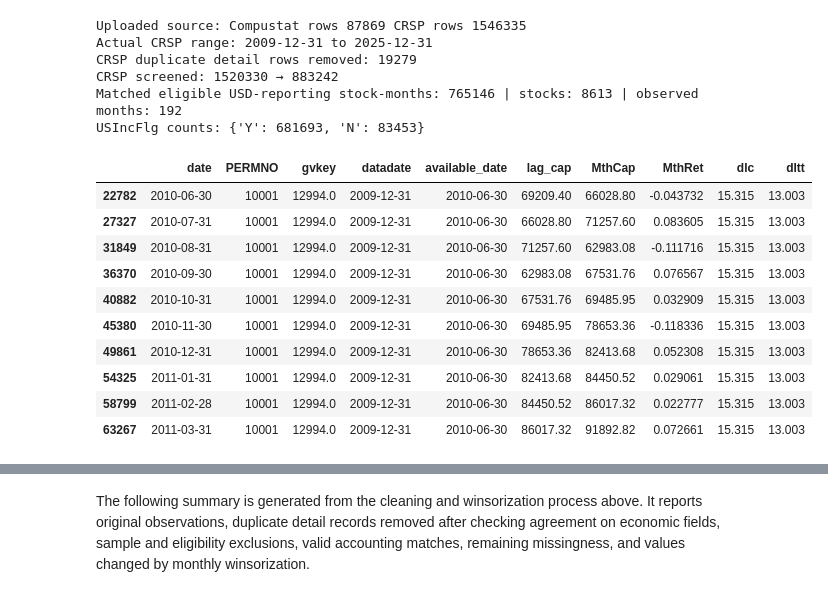
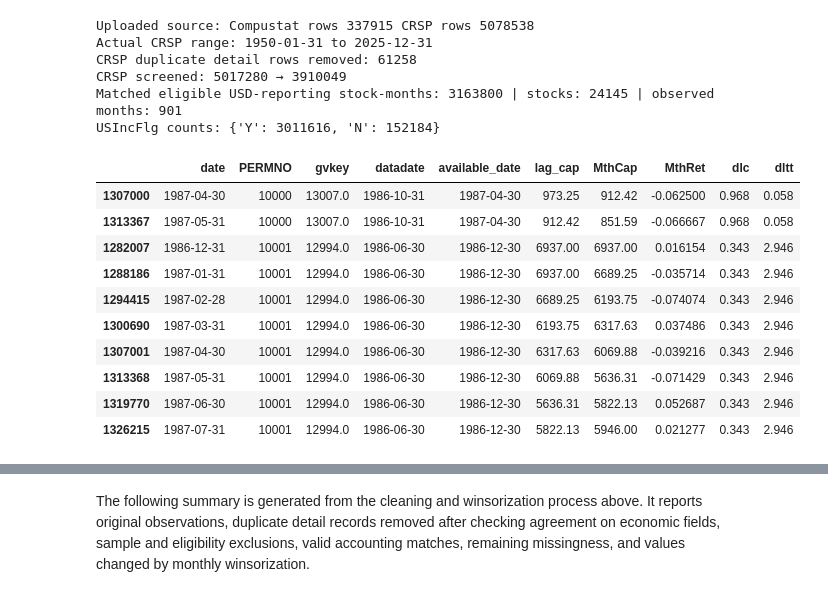
Before and after one commit to nehaneha8/CFM301, a Jupyter notebook: Project 2/01_Corporate_Leverage_Factor_Study.ipynb, the cells around one changed output, grey strips where cells are left out. Drawn from its saved outputs; the diff is of its cells as text; code cells hidden in the pictures.

```diff
--- a/Project 2/01_Corporate_Leverage_Factor_Study.ipynb
+++ b/Project 2/01_Corporate_Leverage_Factor_Study.ipynb
@@ -29,17 +31,17 @@ import pandas as pd, numpy as np, statsmodels.api as sm
 from pathlib import Path
 from IPython.display import display
 P=Path('.')
-raw_c=pd.read_csv(P/'03_Compustat_Annual_and_Link_Source_Data.csv',low_memory=False)
-raw_r=pd.read_csv(P/'02_CRSP_Monthly_Source_Data.csv',low_memory=False)
+raw_c=pd.read_csv(P/'03_Compustat_Annual_and_Link_Source_Data.csv',usecols=['GVKEY','LINKPRIM','LINKTYPE','LPERMNO','LINKDT','LINKENDDT','datadate','indfmt','consol','popsrc','datafmt','conm','curcd','dlc','dltt'],low_memory=False)
+raw_r=pd.read_csv(P/'02_CRSP_Monthly_Source_Data.csv',usecols=['PERMNO','SecInfoStartDt','ConditionalType','USIncFlg','SecurityType','SecuritySubType','ShareType','Ticker','MthCalDt','MthCap','MthPrevCap','MthRet','vwretd'],low_memory=False)
 assert not {'available_date','lag_cap','signal','debt_millions','q','portfolio_label'}.intersection(set(raw_c.columns)|set(raw_r.columns))
-raw_c['datadate']=pd.to_datetime(raw_c.datadate,errors='coerce')
-raw_c['LINKDT']=pd.to_datetime(raw_c.LINKDT,errors='coerce')
+raw_c['datadate']=pd.to_datetime(raw_c.datadate,format='mixed',errors='coerce')
+raw_c['LINKDT']=pd.to_datetime(raw_c.LINKDT,format='mixed',errors='coerce')
 raw_c['LINKENDDT']=pd.to_datetime(raw_c.LINKENDDT,format='mixed',errors='coerce')
 raw_r['date']=pd.to_datetime(raw_r.MthCalDt,errors='coerce').dt.to_period('M').dt.to_timestamp('M')
 comp_source_n=len(raw_c); crsp_source_n=len(raw_r)
 print('Uploaded source: Compustat rows',comp_source_n,'CRSP rows',crsp_source_n)
 print('Actual CRSP range:',raw_r.date.min().date(),'to',raw_r.date.max().date())
-assert raw_r.date.max() < pd.Timestamp('2026-01-01'), 'Update date-window description if new CRSP is supplied'
+assert raw_r.date.max() == pd.Timestamp('2025-12-31'), 'Unexpected combined CRSP endpoint'
 # Retain original market capitalization observations before analysis screens, to compute calendar-month lag.
 economics=['MthCap','MthRet','MthPrevCap']
 conflicts=raw_r.groupby(['PERMNO','date'],dropna=False)[economics].nunique(dropna=False).gt(1).any(axis=1)
@@ -52,13 +54,13 @@ prior=r.groupby('PERMNO').date.shift(1)
 gap=(r.date.dt.year-prior.dt.year)*12+r.date.dt.month-prior.dt.month
 r.loc[gap.ne(1),'lag_cap']=np.nan
 print('CRSP duplicate detail rows removed:',len(raw_r)-len(r))
-r=r[r.date.between('2010-01-01','2025-12-31')].copy()
+r=r[r.date.le('2025-12-31')].copy()
 crsp_in_period_n=len(r); crsp_outside_n=crsp_unique_n-crsp_in_period_n
 screens=(r.SecurityType.eq('EQTY') & r.SecuritySubType.eq('COM') &
          r.ShareType.eq('NS') & r.ConditionalType.eq('RW') &
          r.MthCap.gt(0) & r.lag_cap.gt(0) & r.MthRet.notna())
 print('CRSP screened:',len(r),'→',int(screens.sum()))
-crsp_screen_removed=crsp_in_period_n-int(screens.sum()); r=r.loc[screens].copy(); crsp_screened_n=len(r)
+crsp_screen_removed=crsp_in_period_n-int(screens.sum()); r=r.loc[screens,['PERMNO','date','MthCap','lag_cap','MthRet','USIncFlg','Ticker','vwretd']].copy(); crsp_screened_n=len(r)
 del raw_r
 # Annual financial records: standard industrial USD reporting, linked to CRSP.
 c=raw_c.loc[(raw_c.curcd.eq('USD')) & raw_c.indfmt.eq('INDL') &
@@ -68,46 +70,49 @@ c=raw_c.loc[(raw_c.curcd.eq('USD')) & raw_c.indfmt.eq('INDL') &
             raw_c[['dlc','dltt']].notna().any(axis=1)].copy()
 comp_screened_n=len(c); comp_screen_removed=comp_source_n-comp_screened_n
 c['PERMNO']=c.LPERMNO.astype('int64')
 del raw_c
 c['available_date']=c.datadate+pd.DateOffset(months=6)
 c['available_month']=c.available_date.dt.to_period('M').dt.to_timestamp('M')
 c['LINKENDDT']=c.LINKENDDT.fillna(pd.Timestamp('2099-12-31'))
 # Preserve distinct link windows, prefer primary P when multiple accounting rows remain.
 c['link_priority']=c.LINKPRIM.map({'P':0,'C':1})
 c=c.sort_values(['PERMNO','available_month','datadate','link_priority']).drop_duplicates(
     ['PERMNO','datadate','LINKDT','LINKENDDT'],keep='first')
 # Memory-efficient as-of match by PERMNO: latest available accounting record per stock-month.
 # Link-window validity is verified after the match; a failed match is excluded rather than
 # silently borrowing an older report from a different link window.
 comp_duplicates_removed=comp_screened_n-len(c)
+c=c[['PERMNO','GVKEY','conm','datadate','LINKDT','LINKENDDT','available_date','available_month','dlc','dltt']].copy()
 c=c.sort_values(['available_month','PERMNO']).copy()
 r=r.sort_values(['date','PERMNO']).copy()
 d=pd.merge_asof(r,c,left_on='date',right_on='available_month',by='PERMNO',
                 direction='backward',allow_exact_matches=True,suffixes=('','_comp'))
 d=d.loc[d.datadate.notna() & (d.LINKDT<=d.date) & (d.date<=d.LINKENDDT)].copy()
 d=d.rename(columns={'GVKEY':'gvkey','conm':'company_name'})
 d=d.sort_values(['PERMNO','date'])
 assert not d.duplicated(['PERMNO','date']).any()
 assert (d.available_month<=d.date).all()
 print('Matched eligible USD-reporting stock-months:',len(d),'| stocks:',d.PERMNO.nunique(),
       '| observed months:',d.date.nunique())
 print('USIncFlg counts:',d.USIncFlg.value_counts(dropna=False).to_dict())
 display(d[['date','PERMNO','gvkey','datadate','available_date','lag_cap','MthCap','MthRet','dlc','dltt']].head(10))
+# Release source-level temporary tables after the match; the original CSVs remain untouched.
+del r,c
 # %% [output]
-Uploaded source: Compustat rows 87869 CRSP rows 1546335
-Actual CRSP range: 2009-12-31 to 2025-12-31
-CRSP duplicate detail rows removed: 19279
-CRSP screened: 1520330 → 883242
-Matched eligible USD-reporting stock-months: 765146 | stocks: 8613 | observed months: 192
-USIncFlg counts: {'Y': 681693, 'N': 83453}
+Uploaded source: Compustat rows 337915 CRSP rows 5078538
+Actual CRSP range: 1950-01-31 to 2025-12-31
+CRSP duplicate detail rows removed: 61258
+CRSP screened: 5017280 → 3910049
+Matched eligible USD-reporting stock-months: 3163800 | stocks: 24145 | observed months: 901
+USIncFlg counts: {'Y': 3011616, 'N': 152184}
 |  | date | PERMNO | gvkey | datadate | available_date | lag_cap | MthCap | MthRet | dlc | dltt |
-| 22782 | 2010-06-30 | 10001 | 12994.0 | 2009-12-31 | 2010-06-30 | 69209.40 | 66028.80 | -0.043732 | 15.315 | 13.003 |
-| 27327 | 2010-07-31 | 10001 | 12994.0 | 2009-12-31 | 2010-06-30 | 66028.80 | 71257.60 | 0.083605 | 15.315 | 13.003 |
-| 31849 | 2010-08-31 | 10001 | 12994.0 | 2009-12-31 | 2010-06-30 | 71257.60 | 62983.08 | -0.111716 | 15.315 | 13.003 |
-| 36370 | 2010-09-30 | 10001 | 12994.0 | 2009-12-31 | 2010-06-30 | 62983.08 | 67531.76 | 0.076567 | 15.315 | 13.003 |
-| 40882 | 2010-10-31 | 10001 | 12994.0 | 2009-12-31 | 2010-06-30 | 67531.76 | 69485.95 | 0.032909 | 15.315 | 13.003 |
-| 45380 | 2010-11-30 | 10001 | 12994.0 | 2009-12-31 | 2010-06-30 | 69485.95 | 78653.36 | -0.118336 | 15.315 | 13.003 |
-| 49861 | 2010-12-31 | 10001 | 12994.0 | 2009-12-31 | 2010-06-30 | 78653.36 | 82413.68 | 0.052308 | 15.315 | 13.003 |
-| 54325 | 2011-01-31 | 10001 | 12994.0 | 2009-12-31 | 2010-06-30 | 82413.68 | 84450.52 | 0.029061 | 15.315 | 13.003 |
-| 58799 | 2011-02-28 | 10001 | 12994.0 | 2009-12-31 | 2010-06-30 | 84450.52 | 86017.32 | 0.022777 | 15.315 | 13.003 |
-| 63267 | 2011-03-31 | 10001 | 12994.0 | 2009-12-31 | 2010-06-30 | 86017.32 | 91892.82 | 0.072661 | 15.315 | 13.003 |
+| 1307000 | 1987-04-30 | 10000 | 13007.0 | 1986-10-31 | 1987-04-30 | 973.25 | 912.42 | -0.062500 | 0.968 | 0.058 |
+| 1313367 | 1987-05-31 | 10000 | 13007.0 | 1986-10-31 | 1987-04-30 | 912.42 | 851.59 | -0.066667 | 0.968 | 0.058 |
+| 1282007 | 1986-12-31 | 10001 | 12994.0 | 1986-06-30 | 1986-12-30 | 6937.00 | 6937.00 | 0.016154 | 0.343 | 2.946 |
+| 1288186 | 1987-01-31 | 10001 | 12994.0 | 1986-06-30 | 1986-12-30 | 6937.00 | 6689.25 | -0.035714 | 0.343 | 2.946 |
+| 1294415 | 1987-02-28 | 10001 | 12994.0 | 1986-06-30 | 1986-12-30 | 6689.25 | 6193.75 | -0.074074 | 0.343 | 2.946 |
+| 1300690 | 1987-03-31 | 10001 | 12994.0 | 1986-06-30 | 1986-12-30 | 6193.75 | 6317.63 | 0.037486 | 0.343 | 2.946 |
+| 1307001 | 1987-04-30 | 10001 | 12994.0 | 1986-06-30 | 1986-12-30 | 6317.63 | 6069.88 | -0.039216 | 0.343 | 2.946 |
+| 1313368 | 1987-05-31 | 10001 | 12994.0 | 1986-06-30 | 1986-12-30 | 6069.88 | 5636.31 | -0.071429 | 0.343 | 2.946 |
+| 1319770 | 1987-06-30 | 10001 | 12994.0 | 1986-06-30 | 1986-12-30 | 5636.31 | 5822.13 | 0.052687 | 0.343 | 2.946 |
+| 1326215 | 1987-07-31 | 10001 | 12994.0 | 1986-06-30 | 1986-12-30 | 5822.13 | 5946.00 | 0.021277 | 0.343 | 2.946 |
```
Also changed, not shown: parts of 20 cells of this notebook, 2 other files.
